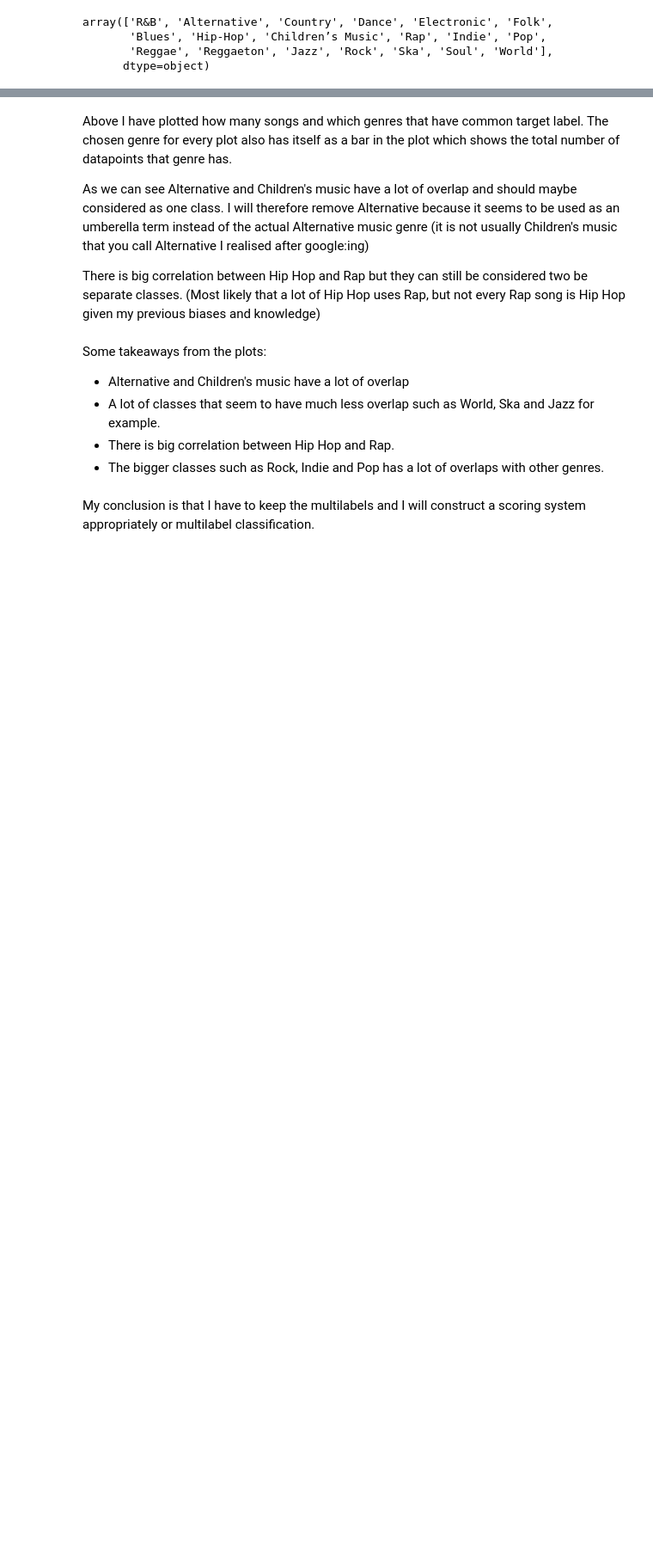
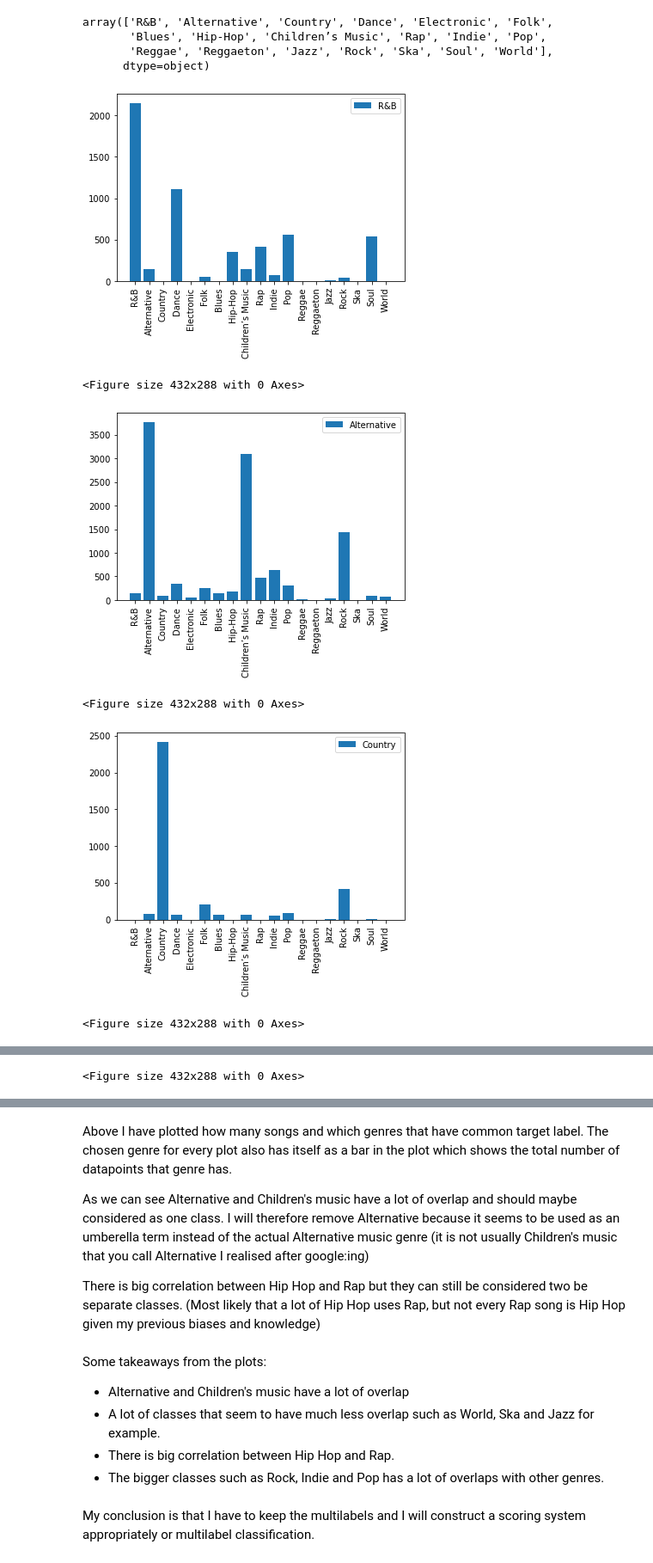
Before and after one commit to HanBiru/text_mining_project-TDDE16, a Jupyter notebook: song_text_data.ipynb, the cells around one changed output, grey strips where cells are left out. Shown: that part at 86% size. Saved outputs shown, nothing was run; the diff lists cells and outputs as text; code cells hidden in the pictures; blank space fills up the shorter version.

```diff
--- a/song_text_data.ipynb
+++ b/song_text_data.ipynb
@@ -269,15 +309,22 @@ for artist_song in audio_text_raw.artist_and_song.unique():
 
 #stats #here you can plot the stats also
 # %%
-# for genre in genres:
+for genre in genres:
 
-#     # Plot the sizes as a bar plot
-#     plt.bar(genres, stats[genre])
+    # Plot the sizes as a bar plot
+    plt.bar(genres, stats[genre])
 
-#     #plt.legend(genres, bbox_to_anchor=(1.05, 1), loc='upper left', borderaxespad=0.)
-#     plt.legend([genre])
+    #plt.legend(genres, bbox_to_anchor=(1.05, 1), loc='upper left', borderaxespad=0.)
+    plt.legend([genre])
 
-#     plt.xticks(rotation=90)
-#     plt.show()
-#     display(plt.gcf())
-#     plt.clf()
+    plt.xticks(rotation=90)
+    plt.show()
+    display(plt.gcf())
+    plt.clf()
+# %% [output]
+[figure, added]
+<Figure size 432x288 with 0 Axes>
+[figure, added]
+<Figure size 432x288 with 0 Axes>
+[figure, added]
+<Figure size 432x288 with 0 Axes>
@@ -283,0 +332 @@ for artist_song in audio_text_raw.artist_and_song.unique():
+<Figure size 432x288 with 0 Axes>
```
Also changed, not shown: parts of 43 cells of this notebook, 1 other file.
